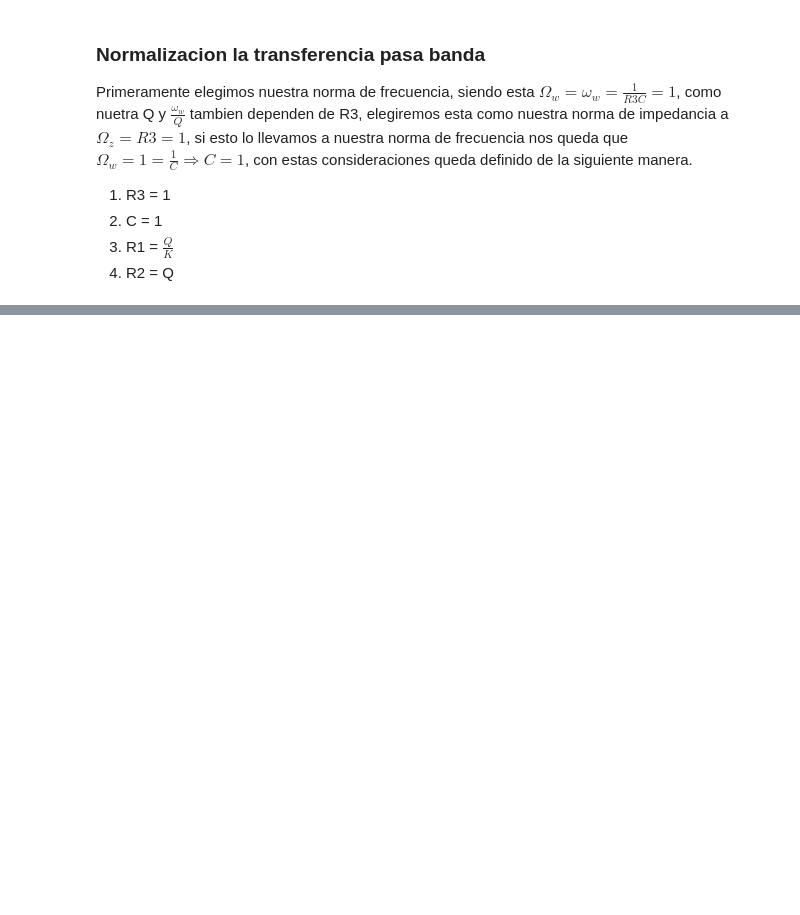
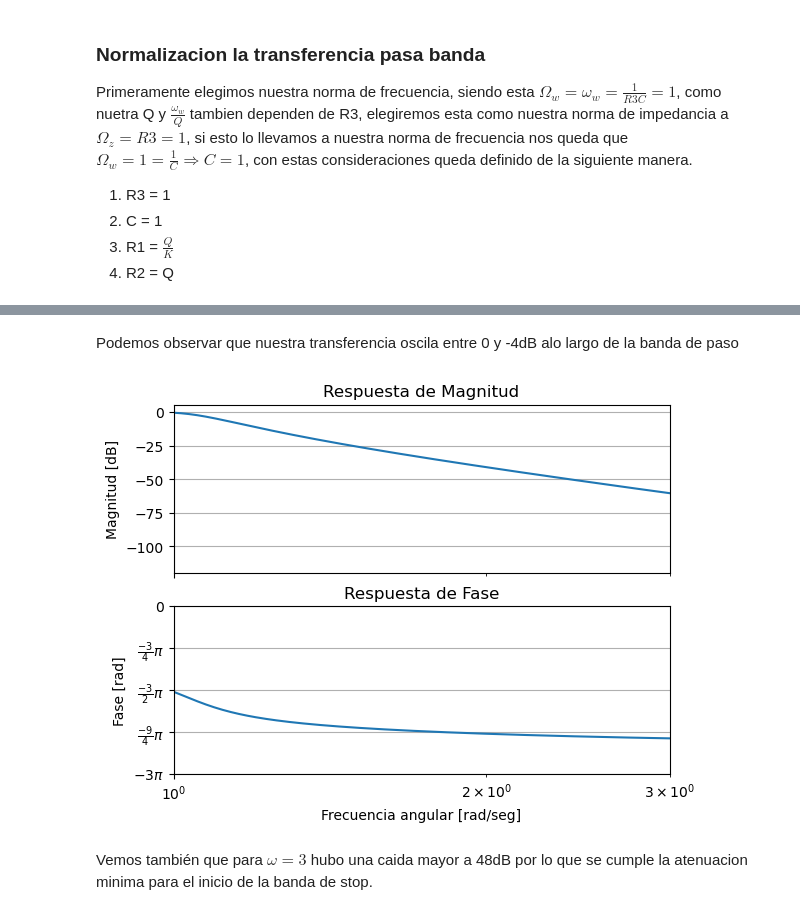
Before and after one commit to or-juan/TC2, a Jupyter notebook: TS2/Tarea_Semanal_2.ipynb, the cells around one changed output, grey strips where cells are left out. Cells and saved outputs as stored; diff of their text form; code cells hidden in the pictures; blank space fills up the shorter version.

```diff
--- a/TS2/Tarea_Semanal_2.ipynb
+++ b/TS2/Tarea_Semanal_2.ipynb
@@ -318,0 +623,11 @@ Primeramente elegimos nuestra norma de frecuencia, siendo esta $\Omega_w = \omeg
+# %% [markdown]
+Podemos observar que nuestra transferencia oscila entre 0 y -4dB alo largo de la banda de paso
+# %%
+#Diagrama de bode
+_, axes = bodePlot(TS)
+axes[0].set_xlim(1,3)
+plt.show()
+# %% [output]
+[figure, added]
+# %% [markdown]
+Vemos también que para $\omega = 3$ hubo una caida mayor a 48dB por lo que se cumple la atenuacion minima para el inicio de la banda de stop.
```
Also changed, not shown: parts of 17 cells of this notebook, 2 other files.
